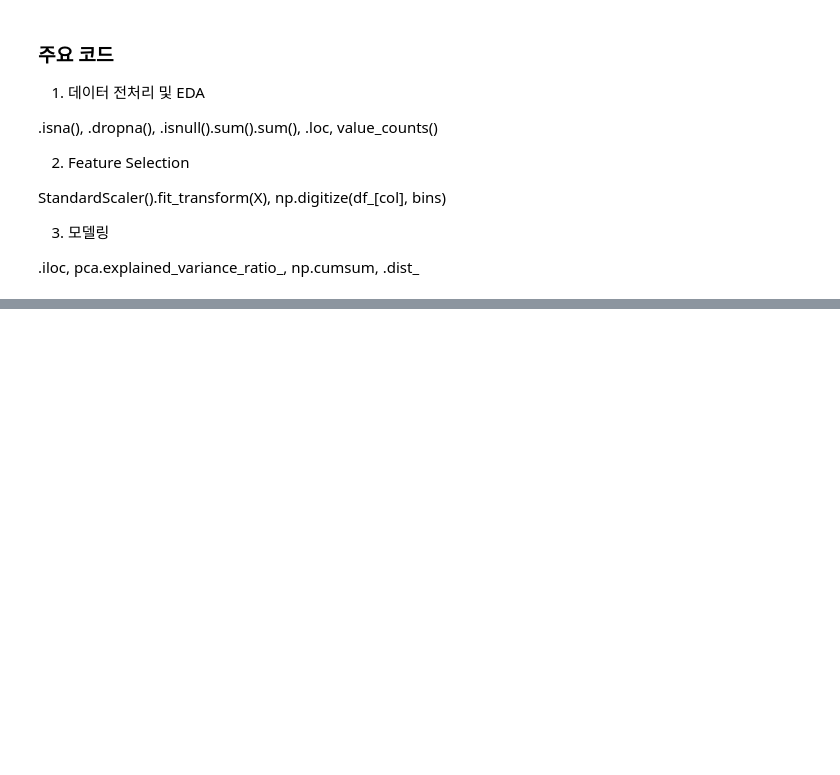
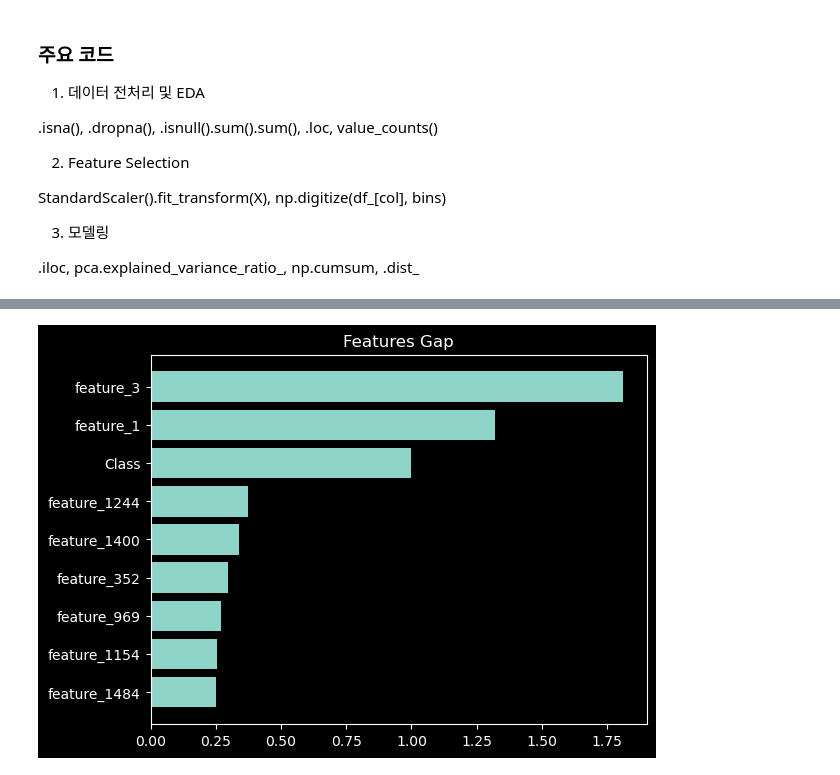
Before and after one commit to sonsungjong/ML_python, a Jupyter notebook: anomaly_detection/303_반도체 공정 이상 탐지.ipynb, the cells around one changed output, grey strips where cells are left out. Drawn from its saved outputs; the diff is of its cells as text; code cells hidden in the pictures; blank space fills up the shorter version.

```diff
--- a/anomaly_detection/303_반도체 공정 이상 탐지.ipynb
+++ b/anomaly_detection/303_반도체 공정 이상 탐지.ipynb
@@ -85,0 +132,3 @@ StandardScaler().fit_transform(X), np.digitize(df_[col], bins)
+# %%
+# null 데이터 삭제
+df = df.dropna()
@@ -85,0 +181,12 @@ StandardScaler().fit_transform(X), np.digitize(df_[col], bins)
+# %%
+# 정상 vs 비정상 측정값 평균 비교, 현재 가진 데이터로 분류가 가능한지 가늠
+df_normal = df[df['Class'] == 0]
+df_abnormal = df[df['Class'] == 1]
+
+df_normal_mean = pd.DataFrame(df_normal.describe()).loc['mean']
+df_abnormal_mean = pd.DataFrame(df_abnormal.describe()).loc['mean']
+# %%
+# 더 정확한 비교를 위해 표준화
+df_concat = pd.concat([df_normal_mean, df_abnormal_mean], axis=1, keys=['normal', 'abnormal'])
+df_concat['gap'] = abs(df_concat['normal'] - df_concat['abnormal'])
+df_concat.head()
@@ -85,0 +218,16 @@ StandardScaler().fit_transform(X), np.digitize(df_[col], bins)
+# %%
+# 가시화
+import seaborn as sns
+import matplotlib.pyplot as plt
+import numpy as np
+%matplotlib inline
+plt.style.use(['dark_background'])
+
+# df_top10 = df_concat.sort_values(by=['gap'], ascending=False).head(10)
+df_top10 = df_concat.sort_values(by=['gap'], ascending=False).head(10).iloc[1:,:]
+
+df_top10 = df_top10.sort_values(by=['gap'], ascending=True);
+plt.title('Features Gap');
+plt.barh(df_top10.index, df_top10['gap']);
+# %% [output]
+[figure, added]
```
Also changed, not shown: parts of 54 cells of this notebook.
